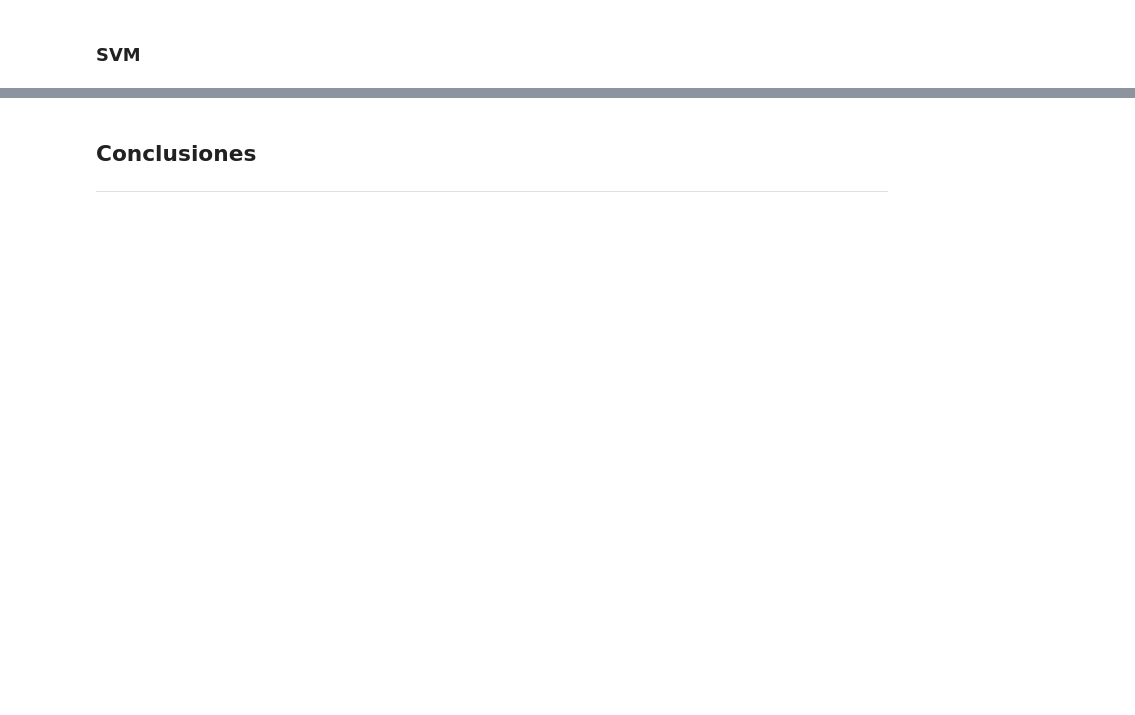
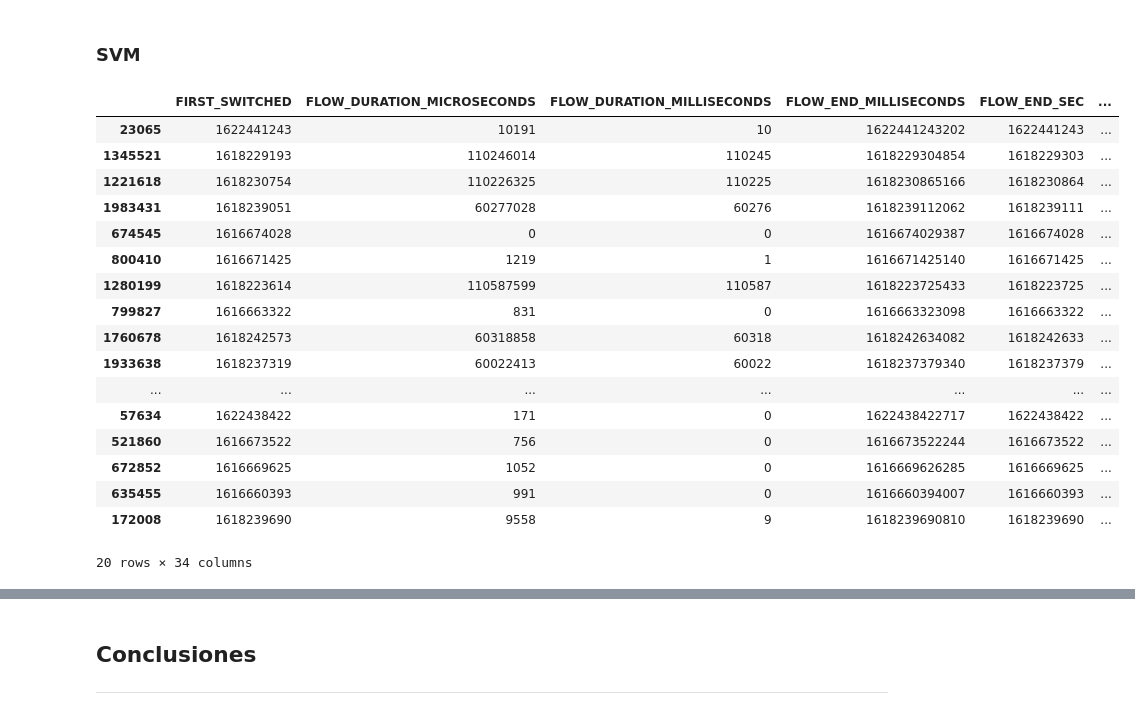
Before and after one commit to juanferdeleon/Proyecto-1-CC3094, a Jupyter notebook: Proyecto 1.ipynb, the cells around one changed output, grey strips where cells are left out. Cells and saved outputs as stored; diff of their text form; code cells hidden in the pictures; blank space fills up the shorter version.

```diff
--- a/Proyecto 1.ipynb
+++ b/Proyecto 1.ipynb
@@ -764,3 +766,28 @@ array([0.99708333, 0.99705   , 0.99705   , 0.99655   , 0.99671667])
 # %% [markdown]
 ### SVM
+# %%
+#Debido a que este modelo es bastante robusto, el tiempo de ejecucion con la cantidad de datos que manejamos es muy extenso
+#por esto mismo se tuvo que fraccionar bastnate el dataset para las pruebas
+df_sample_2 = df_sample_1.sample(frac=1/100000)
+# %%
+df_sample_2
+# %% [output]
+|  | FIRST_SWITCHED | FLOW_DURATION_MICROSECONDS | FLOW_DURATION_MILLISECONDS | FLOW_END_MILLISECONDS | FLOW_END_SEC | ... |
+| 23065 | 1622441243 | 10191 | 10 | 1622441243202 | 1622441243 | ... |
+| 1345521 | 1618229193 | 110246014 | 110245 | 1618229304854 | 1618229303 | ... |
+| 1221618 | 1618230754 | 110226325 | 110225 | 1618230865166 | 1618230864 | ... |
+| 1983431 | 1618239051 | 60277028 | 60276 | 1618239112062 | 1618239111 | ... |
+| 674545 | 1616674028 | 0 | 0 | 1616674029387 | 1616674028 | ... |
+| 800410 | 1616671425 | 1219 | 1 | 1616671425140 | 1616671425 | ... |
+| 1280199 | 1618223614 | 110587599 | 110587 | 1618223725433 | 1618223725 | ... |
+| 799827 | 1616663322 | 831 | 0 | 1616663323098 | 1616663322 | ... |
+| 1760678 | 1618242573 | 60318858 | 60318 | 1618242634082 | 1618242633 | ... |
+| 1933638 | 1618237319 | 60022413 | 60022 | 1618237379340 | 1618237379 | ... |
+| ... | ... | ... | ... | ... | ... | ... |
+| 57634 | 1622438422 | 171 | 0 | 1622438422717 | 1622438422 | ... |
+| 521860 | 1616673522 | 756 | 0 | 1616673522244 | 1616673522 | ... |
+| 672852 | 1616669625 | 1052 | 0 | 1616669626285 | 1616669625 | ... |
+| 635455 | 1616660393 | 991 | 0 | 1616660394007 | 1616660393 | ... |
+| 172008 | 1618239690 | 9558 | 9 | 1618239690810 | 1618239690 | ... |
+20 rows × 34 columns
 # %%
```
Also changed, not shown: parts of 47 cells of this notebook.
